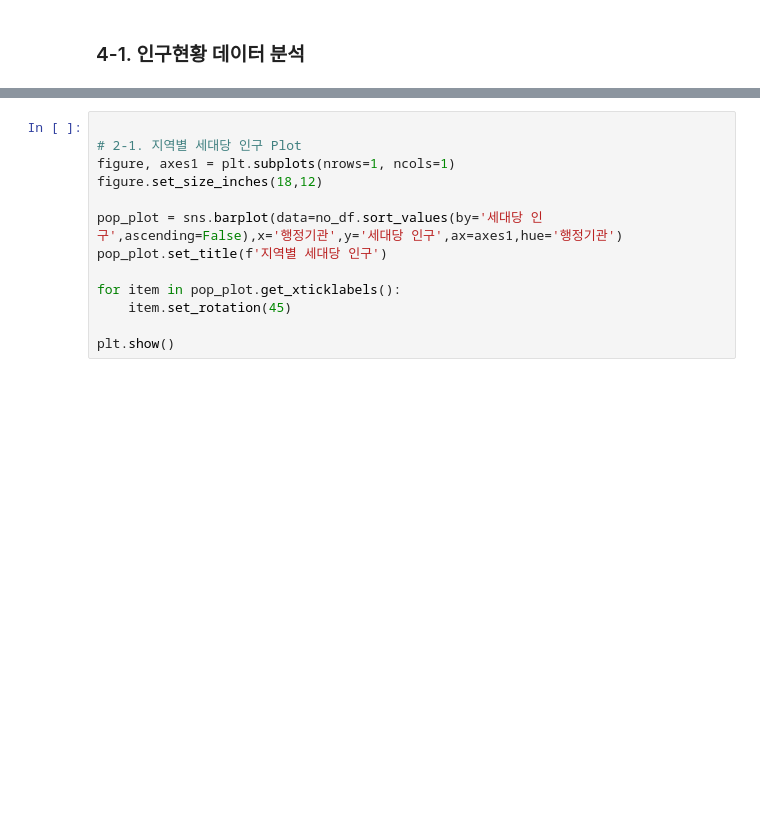
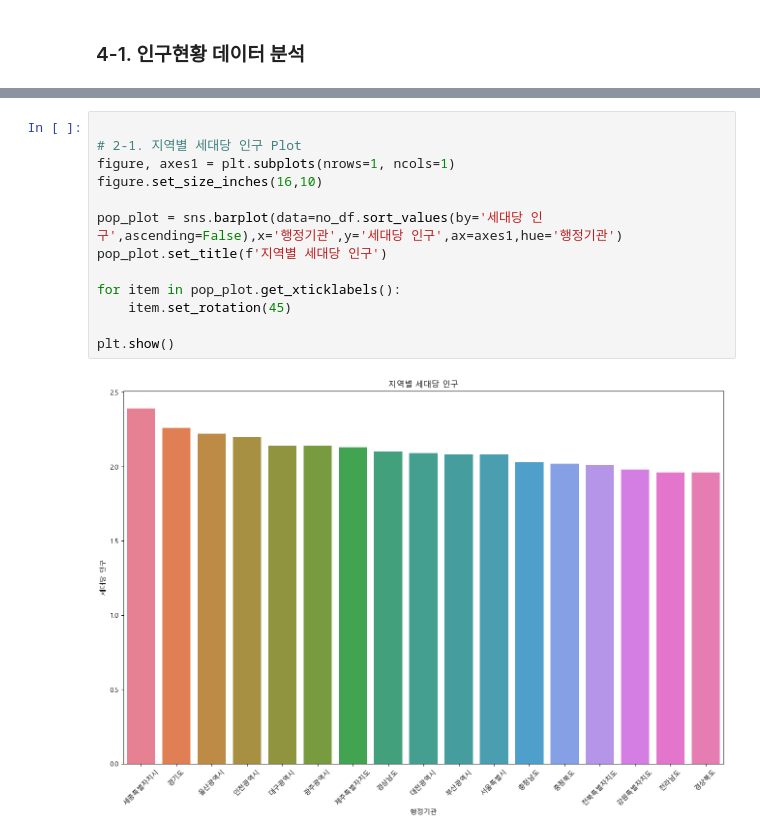
Before and after one commit to hyeonsq/Python_Webscraping_Anal, a Jupyter notebook: 연습문제_웹스크래핑/인구현황분석.ipynb, the cells around one changed output, grey strips where cells are left out. Drawn from its saved outputs; the diff is of its cells as text; blank space fills up the shorter version.

```diff
--- a/연습문제_웹스크래핑/인구현황분석.ipynb
+++ b/연습문제_웹스크래핑/인구현황분석.ipynb
@@ -44,16 +60,18 @@ no_df.head(5)
 # %%
 
 # 2-1. 지역별 세대당 인구 Plot
 figure, axes1 = plt.subplots(nrows=1, ncols=1)
-figure.set_size_inches(18,12)
+figure.set_size_inches(16,10)
 
 pop_plot = sns.barplot(data=no_df.sort_values(by='세대당 인구',ascending=False),x='행정기관',y='세대당 인구',ax=axes1,hue='행정기관')
 pop_plot.set_title(f'지역별 세대당 인구')
 
 for item in pop_plot.get_xticklabels():
     item.set_rotation(45)
 
 plt.show()
+# %% [output]
+[figure, added]
 # %%
 # 3. 남녀 비율 분석
 ge_df = data.loc[data['행정기관'] != '전국', ['행정기관', '남여 비율']].sort_values(by='남여 비율', ascending=False).reset_index(drop=True)
```
Also changed, not shown: parts of 9 cells of this notebook.
